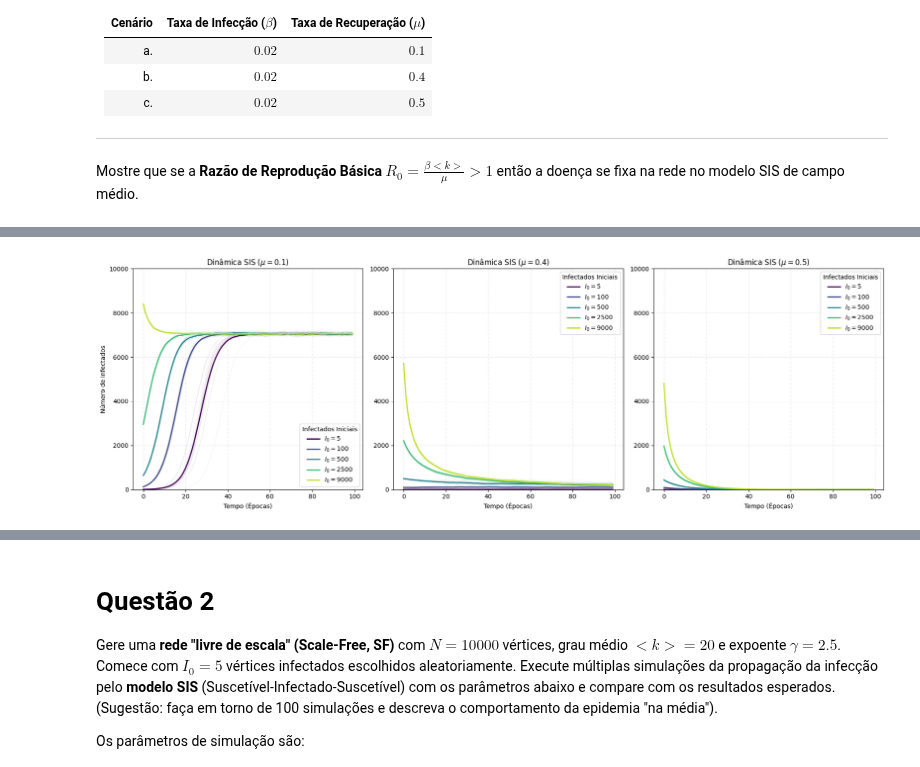
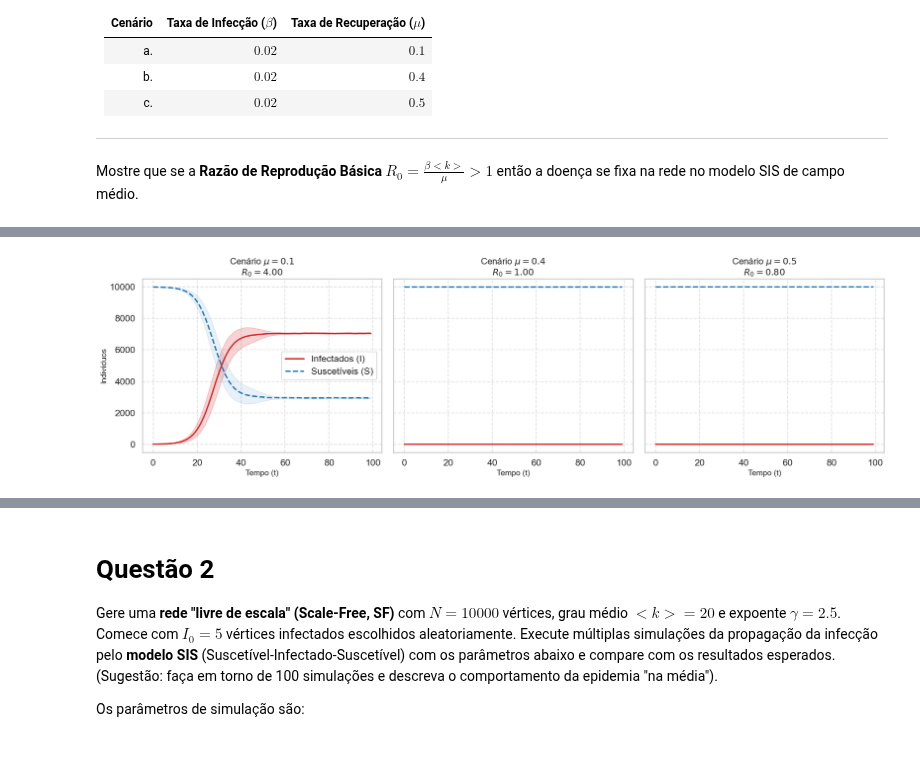
Before and after one commit to jgabrielsg/epidemiology-simulations, a Jupyter notebook: main.ipynb, the cells around one changed output, grey strips where cells are left out. Cells and saved outputs as stored; diff of their text form; code cells hidden in the pictures.

```diff
--- a/main.ipynb
+++ b/main.ipynb
@@ -32,8 +32,16 @@ import numpy as np
 import matplotlib.pyplot as plt
 import matplotlib.cm as cm
 import random
+import seaborn as sns
 
 seed = 42
+
+# Configuração estética para plots
+sns.set_theme(style="whitegrid", context="talk")
+plt.rcParams['figure.figsize'] = (16, 6)
+plt.rcParams['lines.linewidth'] = 2
+plt.rcParams['axes.titlesize'] = 16
+plt.rcParams['axes.labelsize'] = 14
 # %% [markdown]
 # Questão 1
 
@@ -133,42 +161,42 @@ Simulações acabaram
 # %%
-plt.figure(figsize=(18, 6))
+fig, axes = plt.subplots(1, 3, figsize=(20, 6), sharey=True)
 
-# Mapa de cores
-colors = cm.viridis(np.linspace(0, 0.9, len(infected_0_list)))
+for i, mu in enumerate(mu_list_er):
+    ax = axes[i]
+    batch = results_er[mu]
 
-for i, mu in enumerate(mu_list):
-    plt.subplot(1, 3, i + 1)
+    # Preparação dos dados para plotagem (Matrizes numpy)
+    epochs = list(batch[0].keys())
+    all_infected = np.array([[run[t]['infected'] for t in epochs] for run in batch])
+    all_susceptible = np.array([[run[t]['suscetivels'] for t in epochs] for run in batch])
 
-    # Iteramos sobre cada condição inicial I_0
-    for k, i_0 in enumerate(infected_0_list):
-        current_color = colors[k]
+    # Médias e Desvios
+    mean_I = np.mean(all_infected, axis=0)
+    std_I = np.std(all_infected, axis=0)
+    mean_S = np.mean(all_susceptible, axis=0)
+    std_S = np.std(all_susceptible, axis=0)
 
-        # Pegando os dados de cada mu e i_0
-        batch = results[(mu, i_0)]
-        all_infected_curves = []
+    # R0 = (beta * <k>) / mu
+    R0_er = (beta_er * k_mean) / mu
 
-        # Loop das simulações, fazendo o plot de cada
-        for history in batch:
-            epochs = list(history.keys())
-            infected_counts = [data['infected'] for data in history.values()]
-            all_infected_curves.append(infected_counts)
+    # Plot Infectados (Vermelho)
+    ax.plot(epochs, mean_I, color='#d62728', label='Infectados (I)', lw=2.5)
+    ax.fill_between(epochs, mean_I - std_I, mean_I + std_I, color='#d62728', alpha=0.2)
 
-            plt.plot(epochs, infected_counts, color=current_color, alpha=0.08, linewidth=0.5)
+    # Plot Suscetíveis (Azul)
+    ax.plot(epochs, mean_S, color='#1f77b4', label='Suscetíveis (S)', lw=2.5, linestyle='--')
+    ax.fill_between(epochs, mean_S - std_S, mean_S + std_S, color='#1f77b4', alpha=0.1)
 
-        # Plot da médias das simulacões
-        mean_curve = np.mean(all_infected_curves, axis=0)
+    # Estética
+    ax.set_title(f'Cenário $\mu={mu}$\n$R_0 = {R0_er:.2f}$')
+    ax.set_xlabel('Tempo (t)')
+    ax.grid(True, which='major', linestyle='--', alpha=0.6)
 
-        # Label apenas na média para a legenda ficar limpa
-        plt.plot(epochs, mean_curve, color=current_color, linewidth=2, label=f'$I_0={i_0}$')
-
-    plt.title(f'Dinâmica SIS ($\mu={mu}$)')
-    plt.xlabel('Tempo (Épocas)')
-    if i == 0: plt.ylabel('Número de Infectados')
-    plt.ylim(0, N)
-    plt.grid(True, linestyle=':', alpha=0.5)
-    plt.legend(title="Infectados Iniciais")
+    if i == 0:
+        ax.set_ylabel('Indivíduos')
+        ax.legend(loc='center right')
 
 plt.tight_layout()
 plt.show()
 # %% [output]
-[figure, old version]
+[figure, new version]
```
Also changed, not shown: parts of 18 cells of this notebook.
